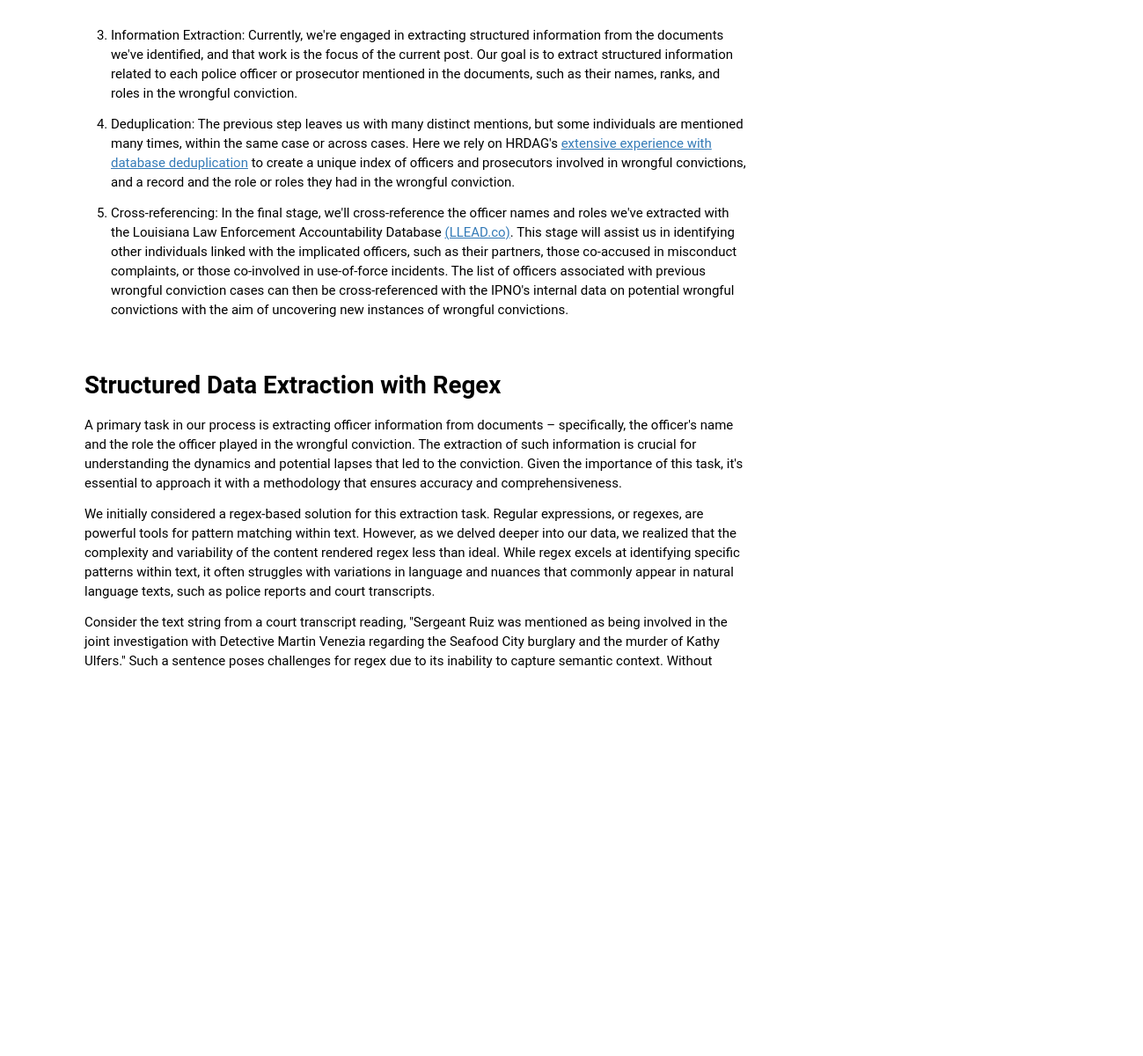
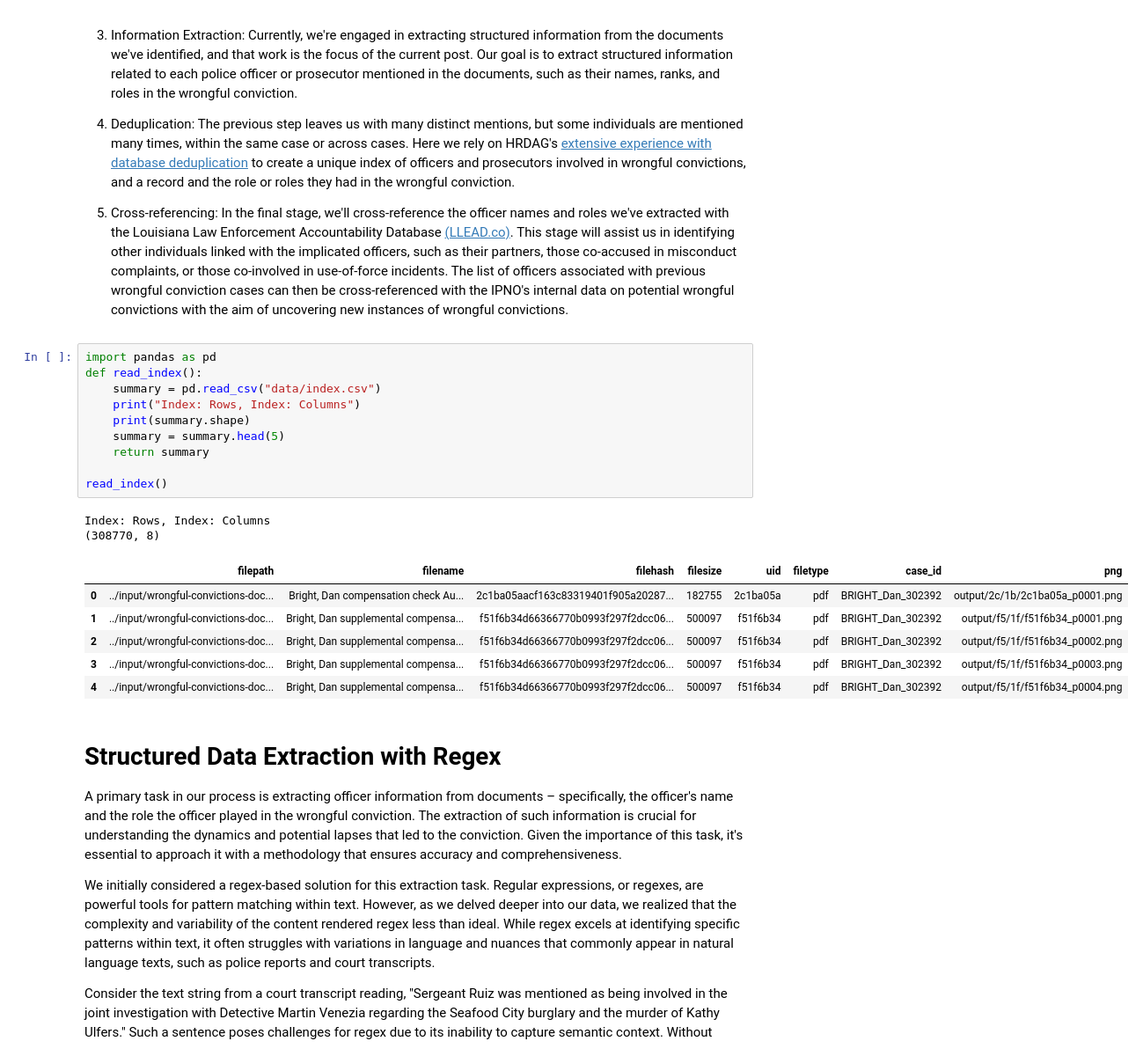
Before and after one commit to ipno-llead/US-IPNO-exonerations, a Jupyter notebook: write/HRDAG-tech-corner/blog-post-1/formatted-for-tech-corner-toc.ipynb, the cells around one changed output. Shown at 88% size. Cells and saved outputs as stored; diff of their text form; blank space fills up the shorter version.

```diff
--- a/write/HRDAG-tech-corner/blog-post-1/formatted-for-tech-corner-toc.ipynb
+++ b/write/HRDAG-tech-corner/blog-post-1/formatted-for-tech-corner-toc.ipynb
@@ -48,6 +48,25 @@ Exoneration documents, documents acquired during the legal processes that seek t
 4) Deduplication: The previous step leaves us with many distinct mentions, but some individuals are mentioned many times, within the same case or across cases. Here we rely on HRDAG's [extensive experience with database deduplication](https://hrdag.org/tech-notes/adaptive-blocking-writeup-1.html) to create a unique index of officers and prosecutors involved in wrongful convictions, and a record and the role or roles they had in the wrongful conviction.
 
 5) Cross-referencing: In the final stage, we'll cross-reference the officer names and roles we've extracted with the Louisiana Law Enforcement Accountability Database [(LLEAD.co)](https://llead.co/). This stage will assist us in identifying other individuals linked with the implicated officers, such as their partners, those co-accused in misconduct complaints, or those co-involved in use-of-force incidents. The list of officers associated with previous wrongful conviction cases can then be cross-referenced with the IPNO's internal data on potential wrongful convictions with the aim of uncovering new instances of wrongful convictions.
+# %%
+import pandas as pd
+def read_index():
+    summary = pd.read_csv("data/index.csv")
+    print("Index: Rows, Index: Columns")
+    print(summary.shape)
+    summary = summary.head(5)
+    return summary
+
+read_index()
+# %% [output]
+Index: Rows, Index: Columns
+(308770, 8)
+|  | filepath | filename | filehash | filesize | uid | filetype | case_id | png |
+| 0 | ../input/wrongful-convictions-doc... | Bright, Dan compensation check Au... | 2c1ba05aacf163c83319401f905a20287... | 182755 | 2c1ba05a | pdf | BRIGHT_Dan_302392 | output/2c/1b/2c1ba05a_p0001.png |
+| 1 | ../input/wrongful-convictions-doc... | Bright, Dan supplemental compensa... | f51f6b34d66366770b0993f297f2dcc06... | 500097 | f51f6b34 | pdf | BRIGHT_Dan_302392 | output/f5/1f/f51f6b34_p0001.png |
+| 2 | ../input/wrongful-convictions-doc... | Bright, Dan supplemental compensa... | f51f6b34d66366770b0993f297f2dcc06... | 500097 | f51f6b34 | pdf | BRIGHT_Dan_302392 | output/f5/1f/f51f6b34_p0002.png |
+| 3 | ../input/wrongful-convictions-doc... | Bright, Dan supplemental compensa... | f51f6b34d66366770b0993f297f2dcc06... | 500097 | f51f6b34 | pdf | BRIGHT_Dan_302392 | output/f5/1f/f51f6b34_p0003.png |
+| 4 | ../input/wrongful-convictions-doc... | Bright, Dan supplemental compensa... | f51f6b34d66366770b0993f297f2dcc06... | 500097 | f51f6b34 | pdf | BRIGHT_Dan_302392 | output/f5/1f/f51f6b34_p0004.png |
 # %% [markdown]
 <a id="structured-data-extraction-with-regex"></a>
 # Structured Data Extraction with Regex
```
Also changed, not shown: parts of 6 cells of this notebook, 11 other files.
